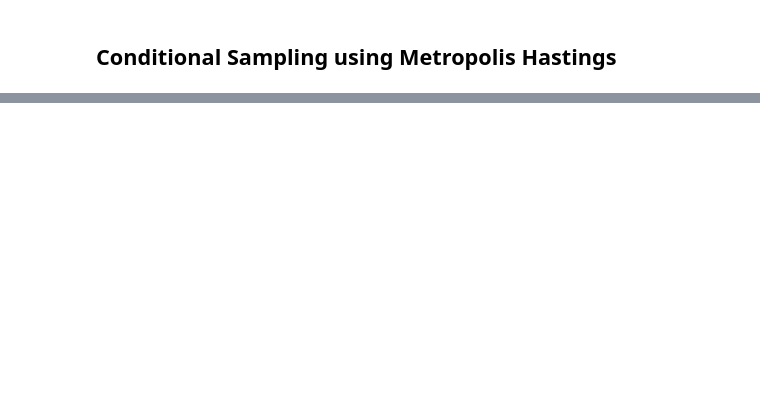
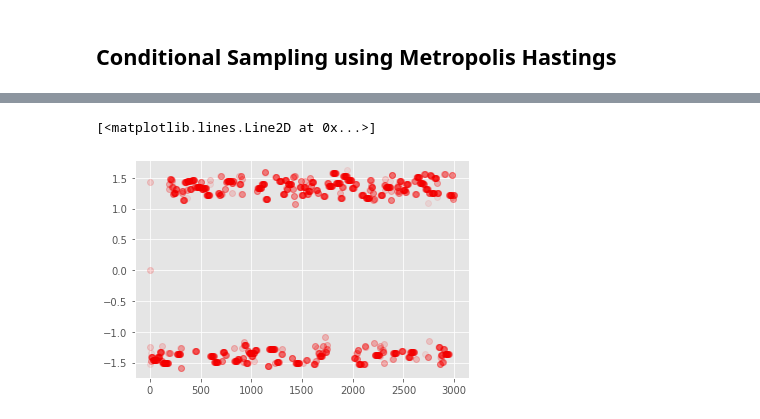
Before and after one commit to CaseyLeeDowdle/TransportNets, a Jupyter notebook: examples/MetropolisHastings/MetropolisHastings2d.ipynb, the cells around one changed output, grey strips where cells are left out. Drawn from its saved outputs; the diff is of its cells as text; code cells hidden in the pictures; blank space fills up the shorter version.

```diff
--- a/examples/MetropolisHastings/MetropolisHastings2d.ipynb
+++ b/examples/MetropolisHastings/MetropolisHastings2d.ipynb
@@ -169,0 +166,5 @@ tf.init_scope in your function building code.
+# %%
+plt.plot(samples, 'ro', alpha = .075)
+# %% [output]
+[<matplotlib.lines.Line2D at 0x...>]
+[figure, added]
```
Also changed, not shown: parts of 10 cells of this notebook, 8 other files.
